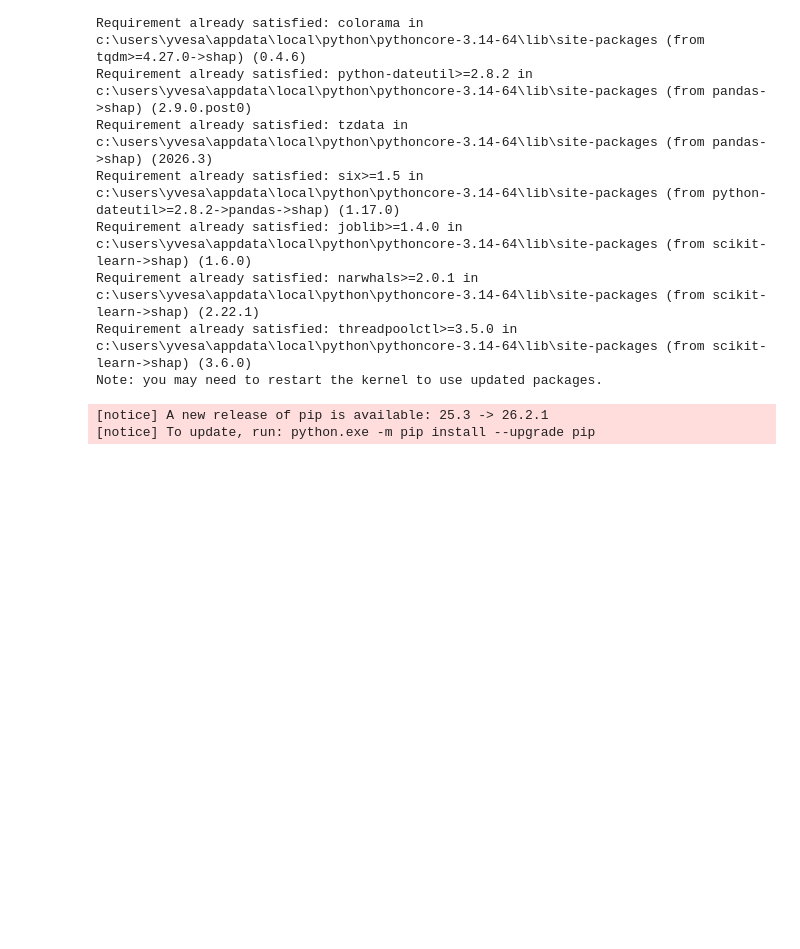
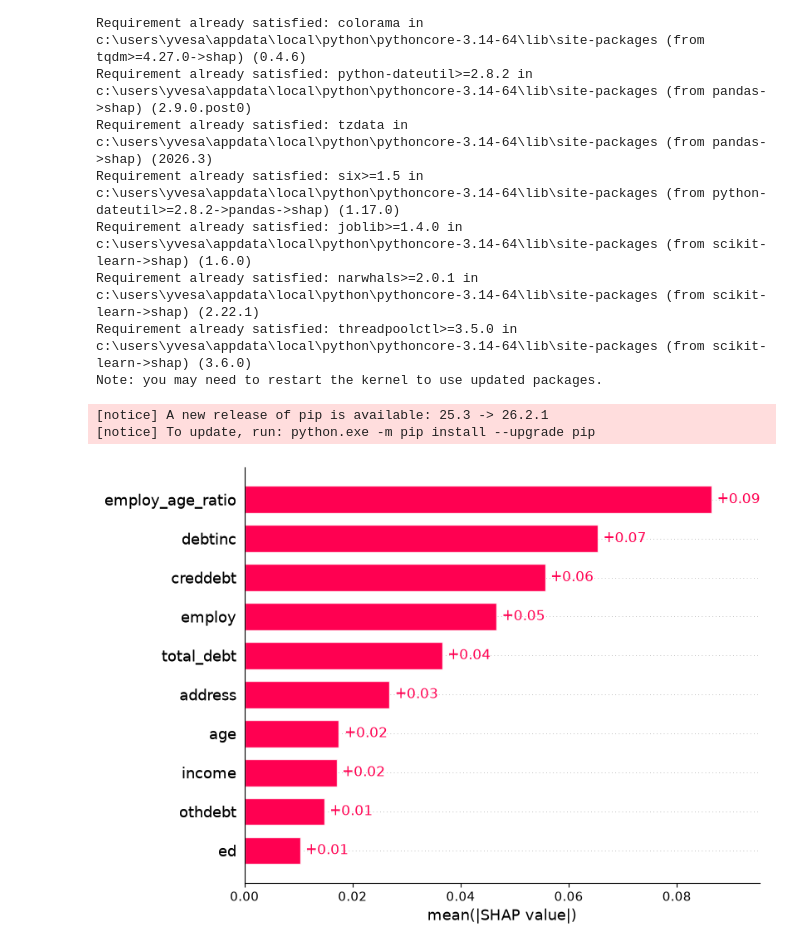
Before and after one commit to Yvesangwa/AI_labs, a Jupyter notebook: Lesson_15_AI_Applications/Loan_Default_Prediction.ipynb, the cells around one changed output. Drawn from its saved outputs; the diff is of its cells as text; code cells hidden in the pictures; blank space fills up the shorter version.

```diff
--- a/Lesson_15_AI_Applications/Loan_Default_Prediction.ipynb
+++ b/Lesson_15_AI_Applications/Loan_Default_Prediction.ipynb
@@ -302,0 +309,11 @@ Note: you may need to restart the kernel to use updated packages.
+# %%
+# Create the explainer
+
+explainer = shap.TreeExplainer(rf_model)
+shap_values = explainer(X_test)
+# %%
+# Create a global feature importance
+
+shap.plots.bar(shap_values[:, :, 1])
+# %% [output]
+[figure, added]
```
Also changed, not shown: parts of 9 cells of this notebook.
